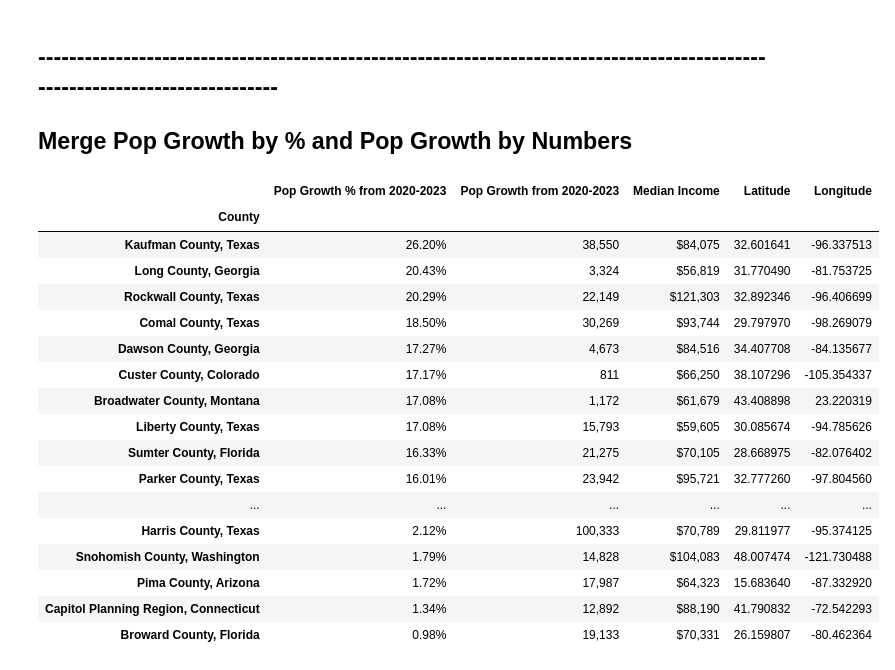
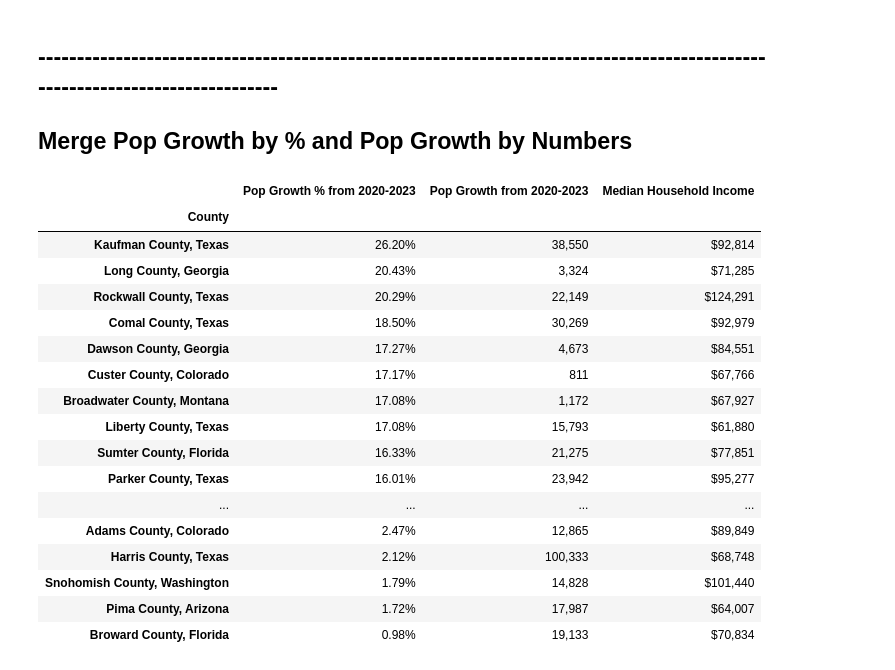
Before and after one commit to smsimba225/Project_1, a Jupyter notebook: Project1_Owen.ipynb, the cells around one changed output. Cells and saved outputs as stored; diff of their text form; code cells hidden in the pictures.

```diff
--- a/Project1_Owen.ipynb
+++ b/Project1_Owen.ipynb
@@ -285,0 +304,33 @@ mapplot
+# %%
+top100percent_median = pop_growth_percentmerge.merge(top100_percentmedian_df, on='County', how='left')
+top100percent_median = top100percent_median[['County', '2020', '2023','Pop Growth % from 2020-2023',
+                                             'Median Household Income', 'Latitude', 'Longitude']]
+top100percent_median['Pop Growth from 2020-2023']=top100percent_median['2023']-top100percent_median['2020']
+top100percent_median = top100percent_median.dropna()
+top100percent_median=top100percent_median[['County', 'Pop Growth % from 2020-2023',
+                                           'Pop Growth from 2020-2023', 'Median Household Income', 'Latitude', 'Longitude']]
+
+# Code to correct incorrect Latitude and Longitude from API
+
+top100percent_median.loc[top100percent_median['County']=='New Kent County, Virginia', 'Latitude'] = 37.4654
+top100percent_median.loc[top100percent_median['County']=='New Kent County, Virginia', 'Longitude'] = -76.9643
+top100percent_median.loc[top100percent_median['County']=='Goochland County, Virginia', 'Latitude'] = 37.7416
+top100percent_median.loc[top100percent_median['County']=='Goochland County, Virginia', 'Longitude'] = -77.9739
+top100percent_median.loc[top100percent_median['County']=='Pinal County, Arizona', 'Latitude'] = 33.2918
+top100percent_median.loc[top100percent_median['County']=='Pinal County, Arizona', 'Longitude'] = -112.4291
+top100percent_median.loc[top100percent_median['County']=='Broadwater County, Montana', 'Latitude'] = 33.2918
+top100percent_median.loc[top100percent_median['County']=='Broadwater County, Montana', 'Longitude'] = -112.4291
+top100percent_median.loc[top100percent_median['County']=='Musselshell County, Montana', 'Latitude'] = 33.2918
+top100percent_median.loc[top100percent_median['County']=='Musselshell County, Montana', 'Longitude'] = -112.4291
+top100percent_median.loc[top100percent_median['County']=='Mineral County, Montana', 'Latitude'] = 33.2918
+top100percent_median.loc[top100percent_median['County']=='Mineral County, Montana', 'Longitude'] = -112.4291
+top100percent_median.loc[top100percent_median['County']=='Petroleum County, Montana', 'Latitude'] = 33.2918
+top100percent_median.loc[top100percent_median['County']=='Petroleum County, Montana', 'Longitude'] = -112.4291
+top100percent_median.loc[top100percent_median['County']=='Lincoln County, Montana', 'Latitude'] = 33.2918
+top100percent_median.loc[top100percent_median['County']=='Lincoln County, Montana', 'Longitude'] = -112.4291
+top100percent_median.loc[top100percent_median['County']=='Madison County, Montana', 'Latitude'] = 33.2918
+top100percent_median.loc[top100percent_median['County']=='Madison County, Montana', 'Longitude'] = -112.4291
+top100percent_median.loc[top100percent_median['County']=='Sanders County, Montana', 'Latitude'] = 33.2918
+top100percent_median.loc[top100percent_median['County']=='Sanders County, Montana', 'Longitude'] = -112.4291
+
+top100percent_median
@@ -288,38 +392,39 @@ mapplot
 ## Merge Pop Growth by % and Pop Growth by Numbers
 # %%
 pop_merged = pop_100median.merge(top100percent_median, on=['County','Pop Growth from 2020-2023','Pop Growth % from 2020-2023',
-                                                           'Median Income', 'Latitude', 'Longitude'], how='outer')
+                                                           'Median Household Income', 'Latitude', 'Longitude'], how='outer')
 pop_merged = pop_merged.drop_duplicates(subset=['County'])
 
-pop_merged=pop_merged[['County','Pop Growth % from 2020-2023', 'Pop Growth from 2020-2023', 'Median Income', 'Latitude', 'Longitude']]
-pop_merged_display = pop_merged.copy().set_index('County')
+pop_merged=pop_merged[['County','Pop Growth % from 2020-2023', 'Pop Growth from 2020-2023', 'Median Household Income', 'Latitude', 'Longitude']]
+pop_merged_df = pop_merged.set_index('County')
+pop_merged_display = pop_merged_df[['Pop Growth % from 2020-2023', 'Pop Growth from 2020-2023', 'Median Household Income']]
 pop_merged_display = pop_merged_display.sort_values('Pop Growth % from 2020-2023', ascending=False)
 pop_merged_display=pop_merged_display.style.background_gradient(subset=['Pop Growth from 2020-2023'],
                                              cmap=cm2).background_gradient(subset=['Pop Growth % from 2020-2023'],
-                                             cmap=cm1).background_gradient(subset=['Median Income'],
+                                             cmap=cm1).background_gradient(subset=['Median Household Income'],
                                              cmap=cm).format({'Pop Growth % from 2020-2023':"{:,.2f}%",
                                                                'Pop Growth from 2020-2023':"{:,.0f}",
-                                                             'Median Income':"${:,.0f}"})
+                                                             'Median Household Income':"${:,.0f}"})
 pop_merged_display
 # %% [output]
-|  | Pop Growth % from 2020-2023 | Pop Growth from 2020-2023 | Median Income | Latitude | Longitude |
-| County |  |  |  |  |  |
-| Kaufman County, Texas | 26.20% | 38,550 | $84,075 | 32.601641 | -96.337513 |
-| Long County, Georgia | 20.43% | 3,324 | $56,819 | 31.770490 | -81.753725 |
-| Rockwall County, Texas | 20.29% | 22,149 | $121,303 | 32.892346 | -96.406699 |
-| Comal County, Texas | 18.50% | 30,269 | $93,744 | 29.797970 | -98.269079 |
-| Dawson County, Georgia | 17.27% | 4,673 | $84,516 | 34.407708 | -84.135677 |
-| Custer County, Colorado | 17.17% | 811 | $66,250 | 38.107296 | -105.354337 |
-| Broadwater County, Montana | 17.08% | 1,172 | $61,679 | 43.408898 | 23.220319 |
-| Liberty County, Texas | 17.08% | 15,793 | $59,605 | 30.085674 | -94.785626 |
-| Sumter County, Florida | 16.33% | 21,275 | $70,105 | 28.668975 | -82.076402 |
-| Parker County, Texas | 16.01% | 23,942 | $95,721 | 32.777260 | -97.804560 |
-| ... | ... | ... | ... | ... | ... |
-| Harris County, Texas | 2.12% | 100,333 | $70,789 | 29.811977 | -95.374125 |
-| Snohomish County, Washington | 1.79% | 14,828 | $104,083 | 48.007474 | -121.730488 |
-| Pima County, Arizona | 1.72% | 17,987 | $64,323 | 15.683640 | -87.332920 |
-| Capitol Planning Region, Connecticut | 1.34% | 12,892 | $88,190 | 41.790832 | -72.542293 |
-| Broward County, Florida | 0.98% | 19,133 | $70,331 | 26.159807 | -80.462364 |
+|  | Pop Growth % from 2020-2023 | Pop Growth from 2020-2023 | Median Household Income |
+| County |  |  |  |
+| Kaufman County, Texas | 26.20% | 38,550 | $92,814 |
+| Long County, Georgia | 20.43% | 3,324 | $71,285 |
+| Rockwall County, Texas | 20.29% | 22,149 | $124,291 |
+| Comal County, Texas | 18.50% | 30,269 | $92,979 |
+| Dawson County, Georgia | 17.27% | 4,673 | $84,551 |
+| Custer County, Colorado | 17.17% | 811 | $67,766 |
+| Broadwater County, Montana | 17.08% | 1,172 | $67,927 |
+| Liberty County, Texas | 17.08% | 15,793 | $61,880 |
+| Sumter County, Florida | 16.33% | 21,275 | $77,851 |
+| Parker County, Texas | 16.01% | 23,942 | $95,277 |
+| ... | ... | ... | ... |
+| Adams County, Colorado | 2.47% | 12,865 | $89,849 |
+| Harris County, Texas | 2.12% | 100,333 | $68,748 |
+| Snohomish County, Washington | 1.79% | 14,828 | $101,440 |
+| Pima County, Arizona | 1.72% | 17,987 | $64,007 |
+| Broward County, Florida | 0.98% | 19,133 | $70,834 |
 # %%
 #Plot of top counties in Population Growth
 
```
Also changed, not shown: parts of 27 cells of this notebook, 5 other files.
